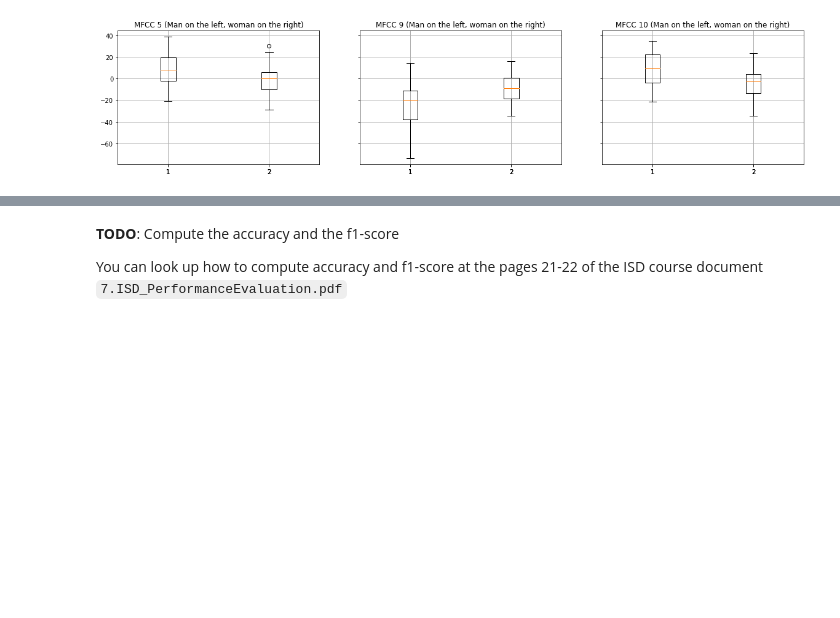
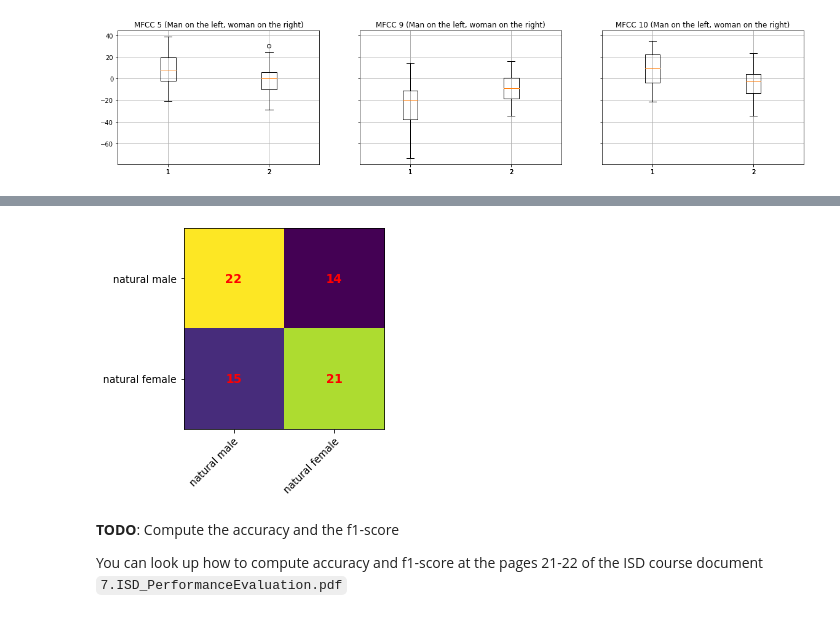
Before and after one commit to heig-vkaelin/arn, a Jupyter notebook: pw1/ARN_PW1.ipynb, the cells around one changed output, grey strips where cells are left out. Saved outputs shown, nothing was run; the diff lists cells and outputs as text; code cells hidden in the pictures; blank space fills up the shorter version.

```diff
--- a/pw1/ARN_PW1.ipynb
+++ b/pw1/ARN_PW1.ipynb
@@ -246,3 +253,9 @@ plot_confusion_matrix(conf_matrix, classes_names)
+# %%
+from sklearn.metrics import confusion_matrix
+conf_matrix = confusion_matrix(classes, predictions_10)
+plot_confusion_matrix(conf_matrix)
+# %% [output]
+[figure, added]
 # %% [markdown]
 **TODO**: Compute the accuracy and the f1-score
 
```
Also changed, not shown: parts of 9 cells of this notebook.
